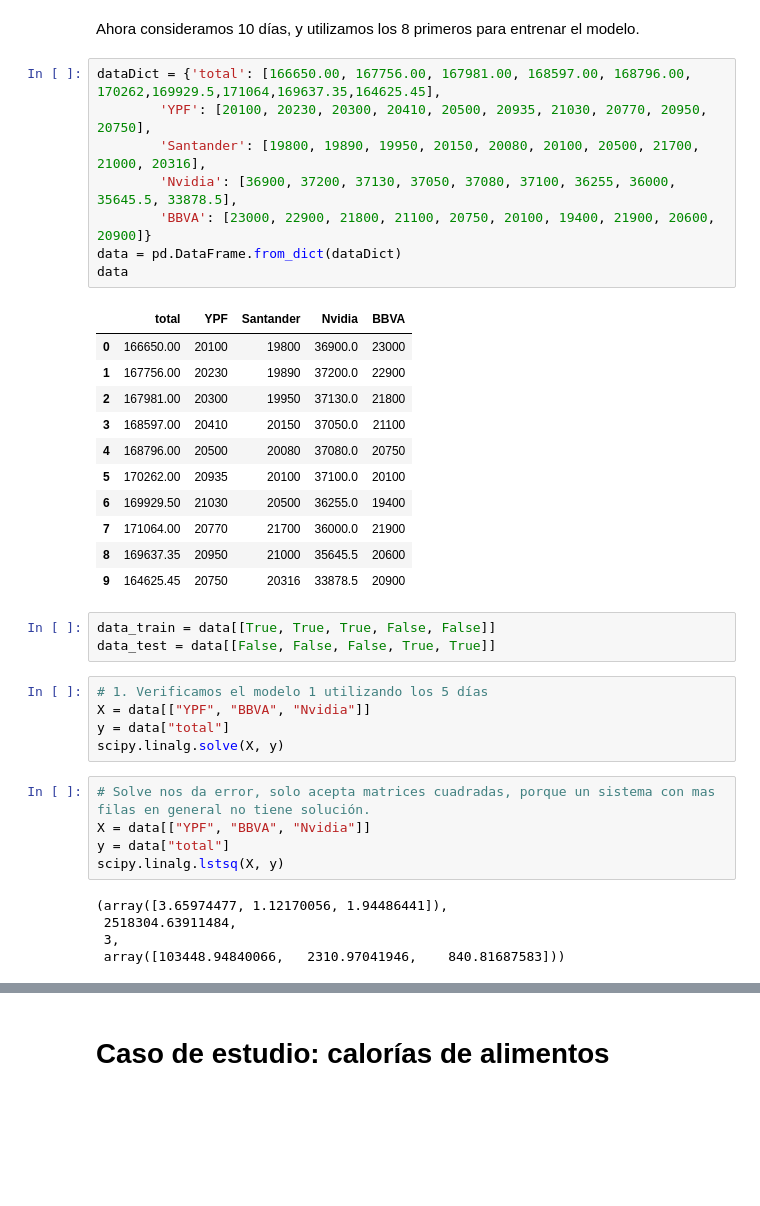
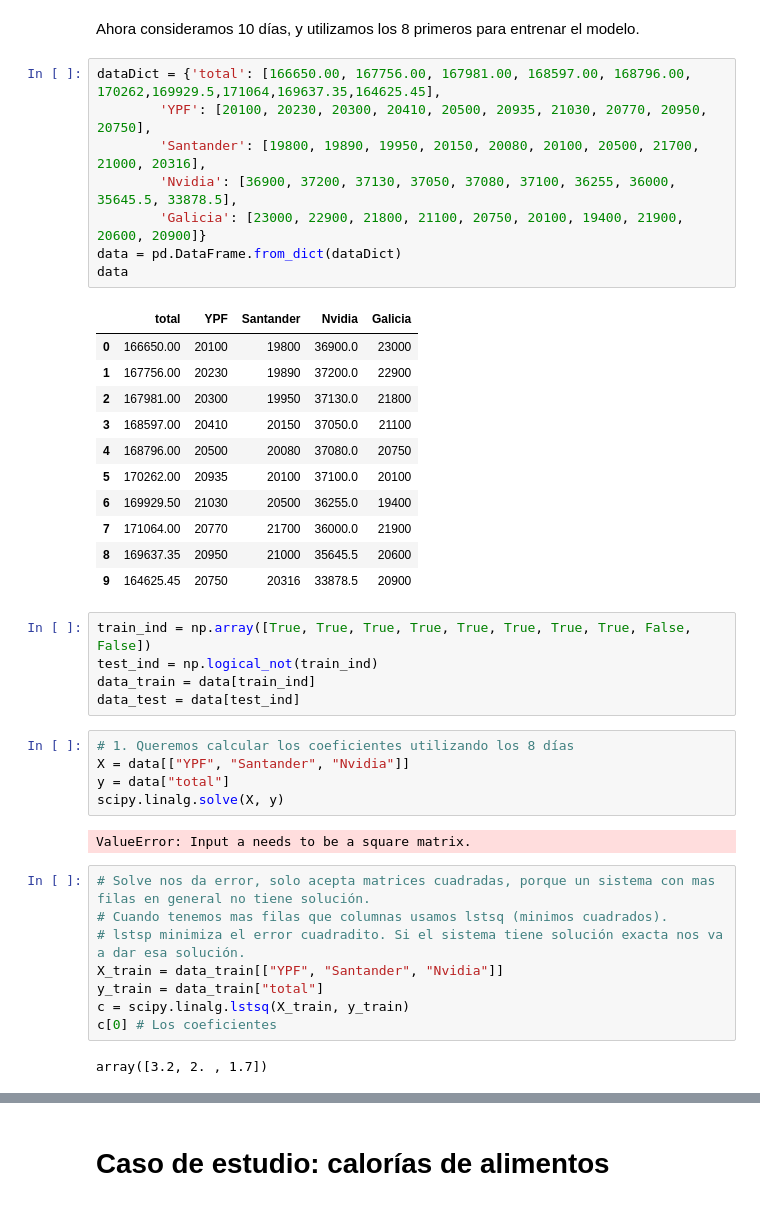
Before and after one commit to fcen-amateur/ldd, a Jupyter notebook: Notebooks/clase9-ldd-entrenamiento.ipynb, the cells around one changed output, grey strips where cells are left out. Cells and saved outputs as stored; diff of their text form; blank space fills up the shorter version.

```diff
--- a/Notebooks/clase9-ldd-entrenamiento.ipynb
+++ b/Notebooks/clase9-ldd-entrenamiento.ipynb
@@ -138,13 +144,13 @@ Ahora consideramos 10 días, y utilizamos los 8 primeros para entrenar el modelo
 # %%
 dataDict = {'total': [166650.00, 167756.00, 167981.00, 168597.00, 168796.00, 170262,169929.5,171064,169637.35,164625.45],
         'YPF': [20100, 20230, 20300, 20410, 20500, 20935, 21030, 20770, 20950, 20750],
         'Santander': [19800, 19890, 19950, 20150, 20080, 20100, 20500, 21700, 21000, 20316],
         'Nvidia': [36900, 37200, 37130, 37050, 37080, 37100, 36255, 36000, 35645.5, 33878.5],
-        'BBVA': [23000, 22900, 21800, 21100, 20750, 20100, 19400, 21900, 20600, 20900]}
+        'Galicia': [23000, 22900, 21800, 21100, 20750, 20100, 19400, 21900, 20600, 20900]}
 data = pd.DataFrame.from_dict(dataDict)
 data
 # %% [output]
-|  | total | YPF | Santander | Nvidia | BBVA |
+|  | total | YPF | Santander | Nvidia | Galicia |
 | 0 | 166650.00 | 20100 | 19800 | 36900.0 | 23000 |
 | 1 | 167756.00 | 20230 | 19890 | 37200.0 | 22900 |
 | 2 | 167981.00 | 20300 | 19950 | 37130.0 | 21800 |
@@ -155,21 +161,25 @@ data
 | 7 | 171064.00 | 20770 | 21700 | 36000.0 | 21900 |
 | 8 | 169637.35 | 20950 | 21000 | 35645.5 | 20600 |
 | 9 | 164625.45 | 20750 | 20316 | 33878.5 | 20900 |
-# %%
-data_train = data[[True, True, True, False, False]]
-data_test = data[[False, False, False, True, True]]
+# %%
+train_ind = np.array([True, True, True, True, True, True, True, True, False, False])
+test_ind = np.logical_not(train_ind)
+data_train = data[train_ind]
+data_test = data[test_ind]
 # %%
-# 1. Verificamos el modelo 1 utilizando los 5 días
-X = data[["YPF", "BBVA", "Nvidia"]]
+# 1. Queremos calcular los coeficientes utilizando los 8 días
+X = data[["YPF", "Santander", "Nvidia"]]
 y = data["total"]
 scipy.linalg.solve(X, y)
+# %% [output]
+ValueError: Input a needs to be a square matrix.
 # %%
 # Solve nos da error, solo acepta matrices cuadradas, porque un sistema con mas filas en general no tiene solución.
-X = data[["YPF", "BBVA", "Nvidia"]]
-y = data["total"]
-scipy.linalg.lstsq(X, y)
+# Cuando tenemos mas filas que columnas usamos lstsq (minimos cuadrados).
+# lstsp minimiza el error cuadradito. Si el sistema tiene solución exacta nos va a dar esa solución.
+X_train = data_train[["YPF", "Santander", "Nvidia"]]
+y_train = data_train["total"]
+c = scipy.linalg.lstsq(X_train, y_train)
+c[0] # Los coeficientes
 # %% [output]
-(array([3.65974477, 1.12170056, 1.94486441]),
- 2518304.63911484,
- 3,
- array([103448.94840066,   2310.97041946,    840.81687583]))
+array([3.2, 2. , 1.7])
```
Also changed, not shown: parts of 18 cells of this notebook.
